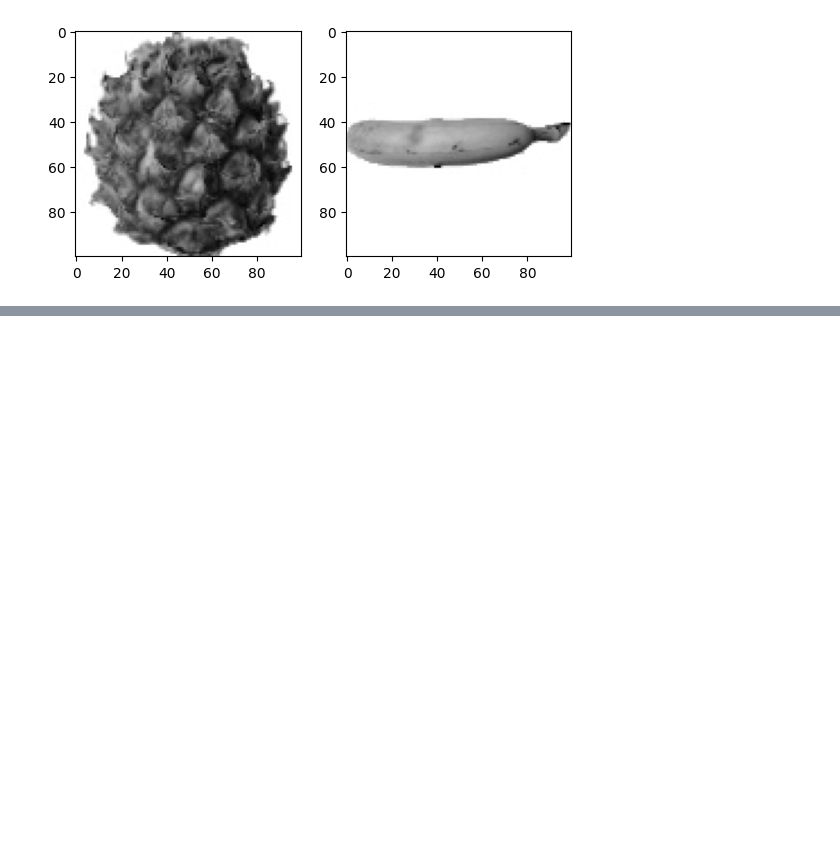
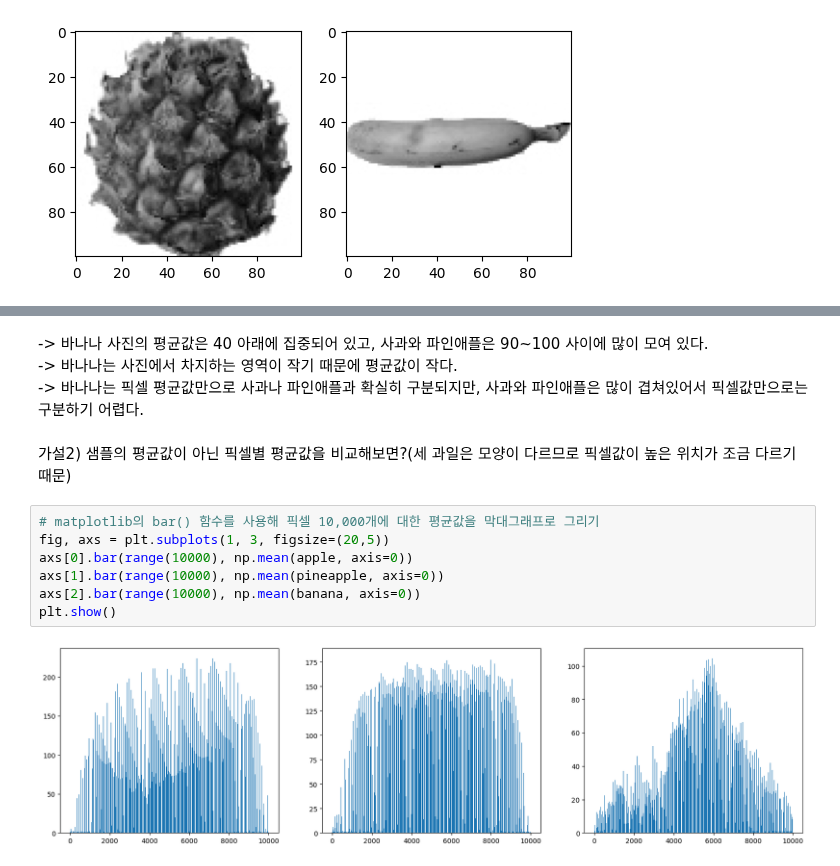
Before and after one commit to Chocoding1/Machine-Learning-Deep-Learning, a Jupyter notebook: 06_1.ipynb, the cells around one changed output, grey strips where cells are left out. Saved outputs shown, nothing was run; the diff lists cells and outputs as text; blank space fills up the shorter version.

```diff
--- a/06_1.ipynb
+++ b/06_1.ipynb
@@ -89,0 +141,15 @@ plt.show()
+# %% [markdown]
+-> 바나나 사진의 평균값은 40 아래에 집중되어 있고, 사과와 파인애플은 90~100 사이에 많이 모여 있다.<br>
+-> 바나나는 사진에서 차지하는 영역이 작기 때문에 평균값이 작다.<br>
+-> 바나나는 픽셀 평균값만으로 사과나 파인애플과 확실히 구분되지만, 사과와 파인애플은 많이 겹쳐있어서 픽셀값만으로는 구분하기 어렵다.
+# %% [markdown]
+가설2) 샘플의 평균값이 아닌 픽셀별 평균값을 비교해보면?(세 과일은 모양이 다르므로 픽셀값이 높은 위치가 조금 다르기 때문)
+# %%
+# matplotlib의 bar() 함수를 사용해 픽셀 10,000개에 대한 평균값을 막대그래프로 그리기
+fig, axs = plt.subplots(1, 3, figsize=(20,5))
+axs[0].bar(range(10000), np.mean(apple, axis=0))
+axs[1].bar(range(10000), np.mean(pineapple, axis=0))
+axs[2].bar(range(10000), np.mean(banana, axis=0))
+plt.show()
+# %% [output]
+[figure, added]
```
Also changed, not shown: parts of 22 cells of this notebook.
